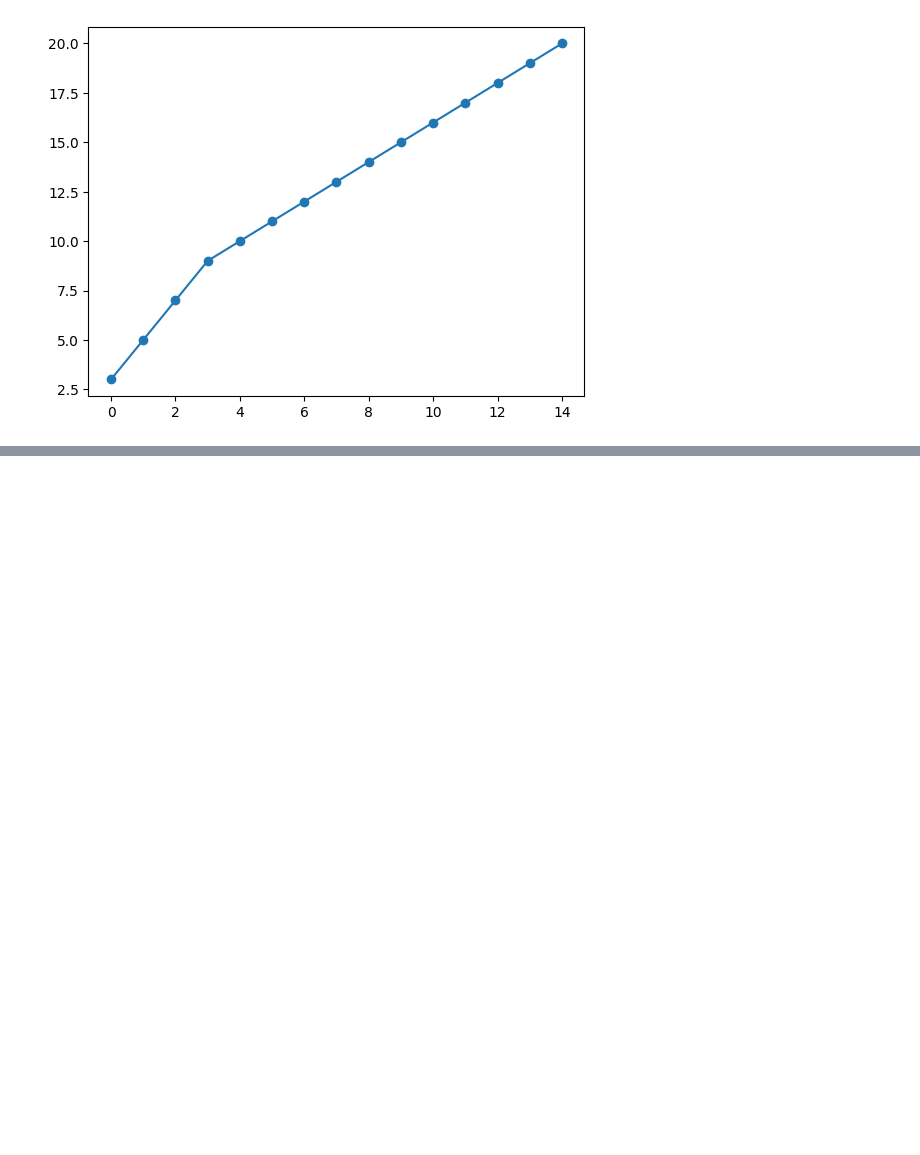
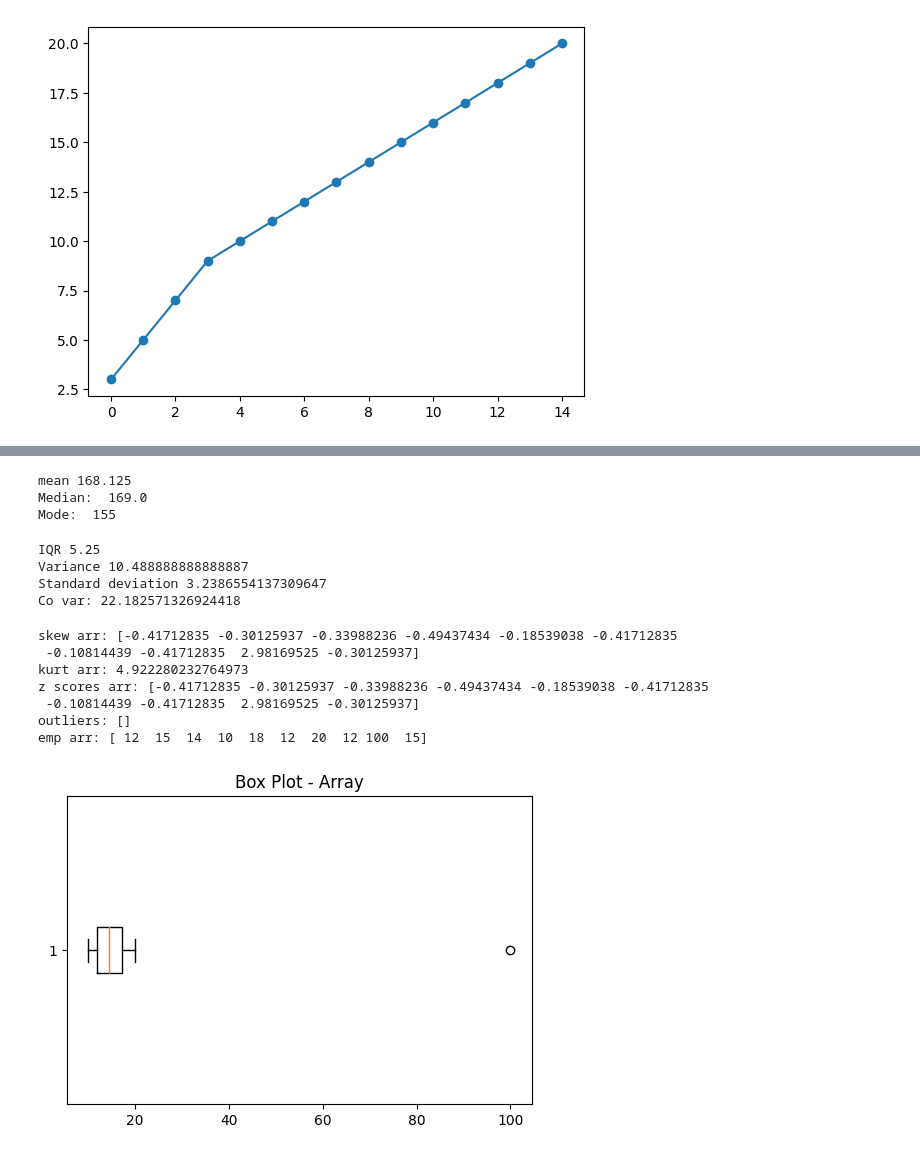
Before and after one commit to Rohit-Solanki-6105/learning-data-analysis, a Jupyter notebook: unit2.ipynb, the cells around one changed output, grey strips where cells are left out. Saved outputs shown, nothing was run; the diff lists cells and outputs as text; code cells hidden in the pictures; blank space fills up the shorter version.

```diff
--- a/unit2.ipynb
+++ b/unit2.ipynb
@@ -194,0 +203,80 @@ plt.plot(f_cumsum.tolist(), marker='o')
+# %%
+arr = np.array([165, 170, 155, 172, 168, 175, 160, 180])
+
+#mean
+mean_arr = np.mean(arr)
+print("mean", mean_arr)
+
+median_arr = np.median(arr)
+print("Median: ", median_arr)
+
+mode_arr = stats.mode(arr)
+print("Mode: ", mode_arr.mode[0])
+# %% [output]
+mean 168.125
+Median:  169.0
+Mode:  155
+# %%
+arr = np.array([12, 15, 14, 10, 18, 12, 20, 12, 15, 18])
+
+range_arr = np.max(arr) - np.min(arr)
+
+# q3 - q1
+iqr_arr = np.percentile(arr, 75) - np.percentile(arr, 25)
+
+variance_arr = np.var(arr, ddof=1)
+
+#standard deviation
+std_dev_arr = np.std(arr, ddof=1)
+
+print("IQR", iqr_arr)
+print("Variance", variance_arr)
+print("Standard deviation", std_dev_arr)
+
+#co of variance
+cv_arr = (std_dev_arr / np.mean(arr)) * 100
+
+print("Co var:", cv_arr)
+# %% [output]
+IQR 5.25
+Variance 10.488888888888887
+Standard deviation 3.2386554137309647
+Co var: 22.182571326924418
+# %%
+arr = np.array([12, 15, 14, 10, 18, 12, 20, 12, 100, 15])
+
+#shape : skewness & Kurtosis
+skew_arr = (arr - np.mean(arr)) / np.std(arr)
+print("skew arr:",skew_arr)
+
+Kurt_arr = np.sum((arr - np.mean(arr)) ** 4)/ (len(arr) * (np.std(arr)**4)) - 3
+print("kurt arr:", Kurt_arr)
+
+#z scores
+z_scores_arr = (arr - np.mean(arr)) / np.std(arr)
+print("z scores arr:", z_scores_arr)
+
+#Detecting outliers
+outliers_arr = arr[np.abs(z_scores_arr) > 3]
+print("outliers:", outliers_arr)
+
+#Empirical Rule
+mean_arr = np.mean(arr)
+std_arr = np.std(arr)
+empirical_arr = arr[(arr >= mean_arr - 3 * std_arr) & (arr <= mean_arr + 3 * std_arr)]
+print("emp arr:", empirical_arr)
+#Box plot for outliers Detection
+
+plt.figure(figsize=(6,4))
+plt.title("Box Plot - Array")
+plt.boxplot(arr, vert=False)
+plt.show()
+# %% [output]
+skew arr: [-0.41712835 -0.30125937 -0.33988236 -0.49437434 -0.18539038 -0.41712835
+ -0.10814439 -0.41712835  2.98169525 -0.30125937]
+kurt arr: 4.922280232764973
+z scores arr: [-0.41712835 -0.30125937 -0.33988236 -0.49437434 -0.18539038 -0.41712835
+ -0.10814439 -0.41712835  2.98169525 -0.30125937]
+outliers: []
+emp arr: [ 12  15  14  10  18  12  20  12 100  15]
+[figure, added]
```
Also changed, not shown: parts of 16 cells of this notebook, 9 other files.
